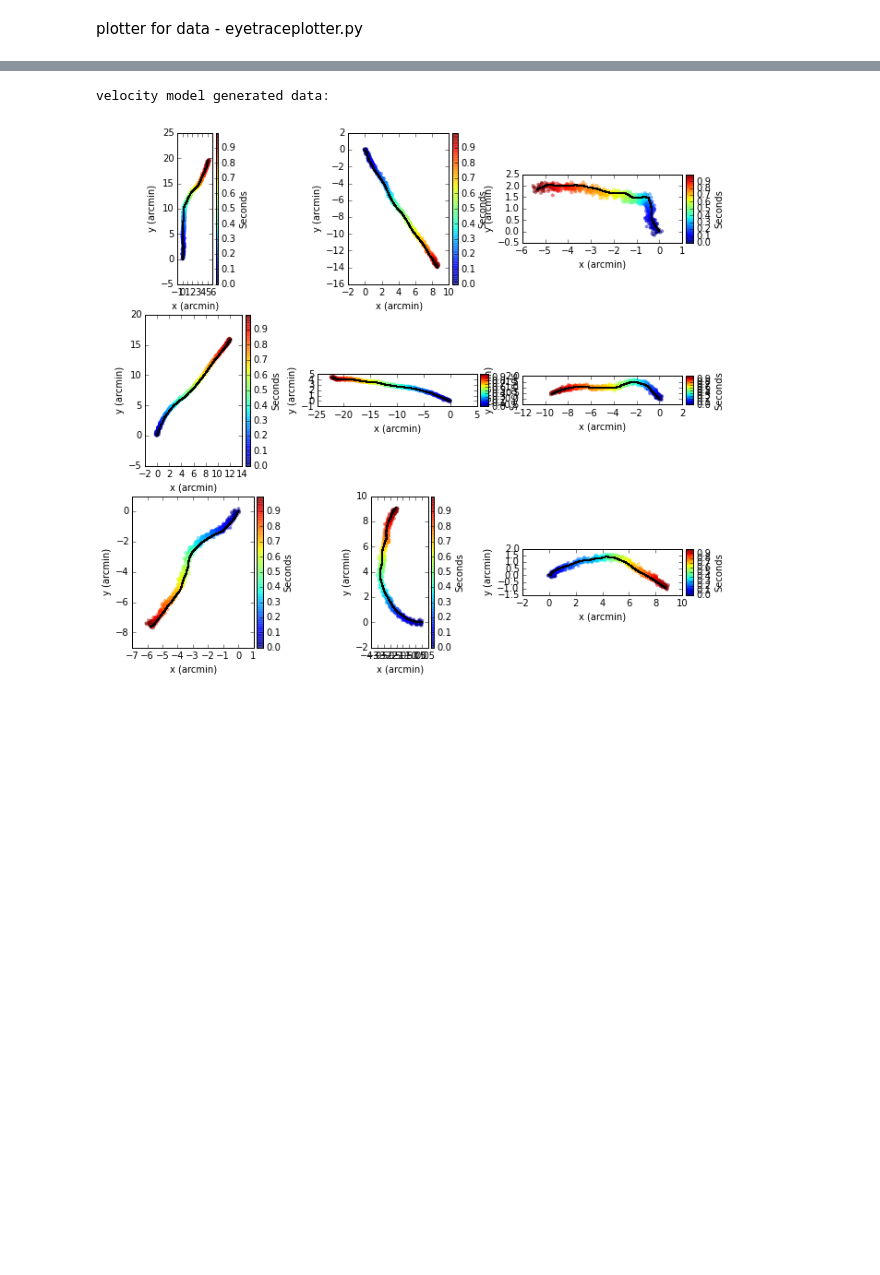
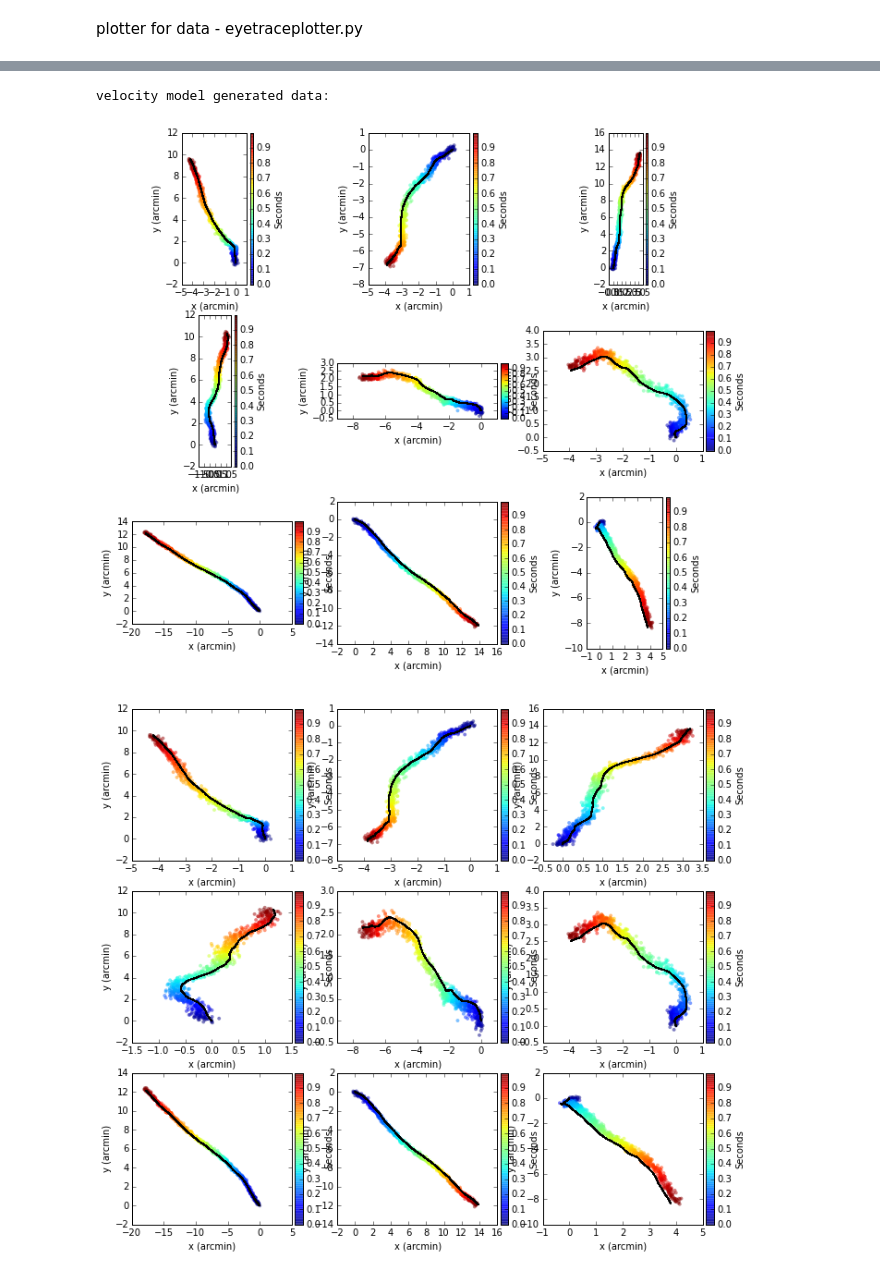
Before and after one commit to vdutell/eyemovement, a Jupyter notebook: implelemting into pipeline.ipynb, the cells around one changed output, grey strips where cells are left out. Drawn from its saved outputs; the diff is of its cells as text; code cells hidden in the pictures; blank space fills up the shorter version.

```diff
--- a/implelemting into pipeline.ipynb
+++ b/implelemting into pipeline.ipynb
@@ -1071,6 +1114,8 @@ ty = 1e-1
 ##look at and generate 9 trials
 ntrials = 9
 
+##save files here
+output_dir = os.getcwd()
 
 ##data processing
 
@@ -1080,5 +1125,12 @@ trials = check_len(trials, 840)
 trials = [interp_mf(trial) for trial in trials]
 trials = filter_cvips(trials, wsize)
 trials = kfiltervelocity(trials, ivx, ivy, tvx, tvy, ov)
+
+#save files
+mysavemat(trials, trials[0].kfdt,
+        trials[0].filterinfo,
+        os.path.join(output_dir, 'filtered_traces.mat'))
+
 print '\nsmoothed veloicity model real data:'
-eyetraceplot(trials, ntrials)
+eyetraceplot(trials, ntrials, True)
+eyetraceplot(trials, ntrials, False)
@@ -1085,13 +1147,19 @@ eyetraceplot(trials, ntrials)
 # %%
 ##generate traces using velocity model
 dt = 1./len(trials[0].time)
 adj = trials[0].kfadj
 vmgentrials = gentracevelocity(ivx, ivy, tvx*dt, tvy*dt, ov, dt, adj, ntrials)
+mysavemat(vmgentrials, dt,
+        "eyetraces generated with the veloicty model",
+        os.path.join(output_dir, 'vm_gen_traces.mat'))
+
 print '\nvelocity model generated data:'
-eyetraceplot(vmgentrials,ntrials)
+eyetraceplot(vmgentrials,ntrials, True)
+eyetraceplot(vmgentrials,ntrials, False)
 # %% [output]
 velocity model generated data:
-[figure, old version]
+[figure, new version]
+[figure, added]
 # %%
 ##generate traces using Brownian Motion model
 bmgentrials = gentracebm(tx, ty, ov, dt, ntrials)
```
Also changed, not shown: parts of 3 cells of this notebook, 1 other file.
